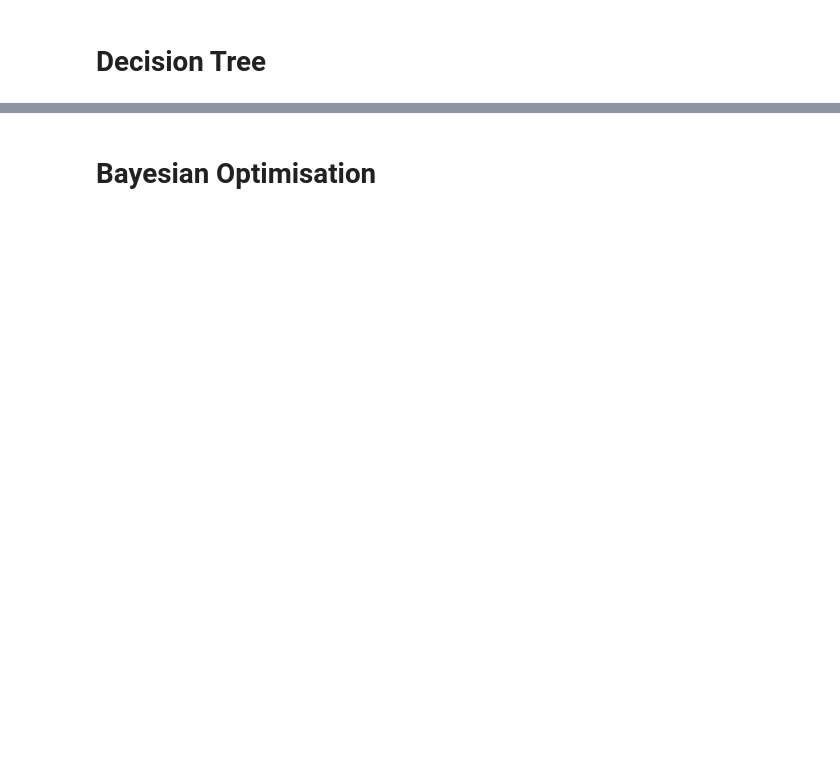
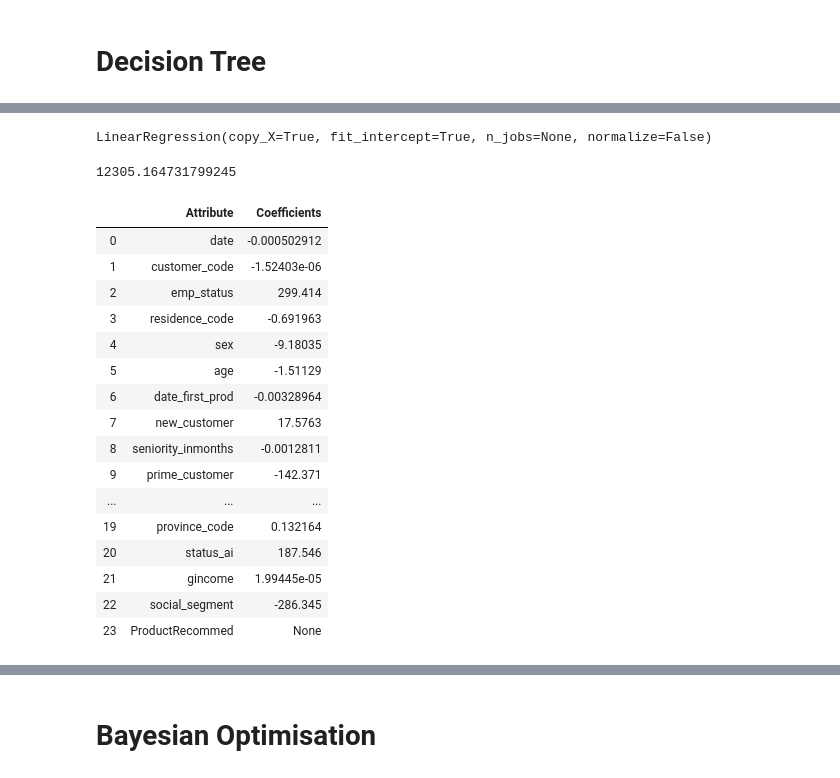
Before and after one commit to PRINCEMAIN/Python, a Jupyter notebook: santander-starter.ipynb, the cells around one changed output, grey strips where cells are left out. Drawn from its saved outputs; the diff is of its cells as text; code cells hidden in the pictures; blank space fills up the shorter version.

```diff
--- a/santander-starter.ipynb
+++ b/santander-starter.ipynb
@@ -950,0 +1315,36 @@ PImage(graph.create_png())
+# %%
+from sklearn.linear_model import LinearRegression
+
+# Create a Linear regressor
+lm = LinearRegression()
+
+# Train the model using the training sets
+lm.fit(traintesting.drop(['ProductRecommed'], axis=1), traintesting['ProductRecommed'])
+# %% [output]
+LinearRegression(copy_X=True, fit_intercept=True, n_jobs=None, normalize=False)
+# %%
+lm.intercept_
+# %% [output]
+12305.164731799245
+# %%
+coeffcients = pd.DataFrame([traintesting.columns,lm.coef_]).T
+coeffcients = coeffcients.rename(columns={0: 'Attribute', 1: 'Coefficients'})
+coeffcients
+# %% [output]
+|  | Attribute | Coefficients |
+| 0 | date | -0.000502912 |
+| 1 | customer_code | -1.52403e-06 |
+| 2 | emp_status | 299.414 |
+| 3 | residence_code | -0.691963 |
+| 4 | sex | -9.18035 |
+| 5 | age | -1.51129 |
+| 6 | date_first_prod | -0.00328964 |
+| 7 | new_customer | 17.5763 |
+| 8 | seniority_inmonths | -0.0012811 |
+| 9 | prime_customer | -142.371 |
+| ... | ... | ... |
+| 19 | province_code | 0.132164 |
+| 20 | status_ai | 187.546 |
+| 21 | gincome | 1.99445e-05 |
+| 22 | social_segment | -286.345 |
+| 23 | ProductRecommed | None |
```
Also changed, not shown: parts of 149 cells of this notebook.
